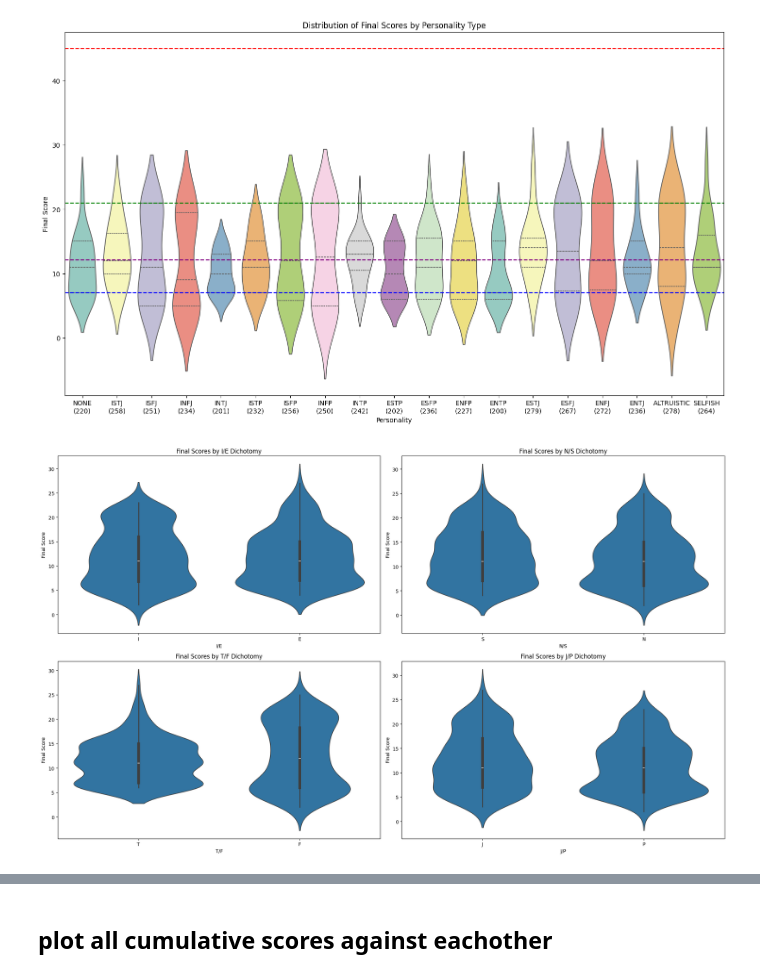
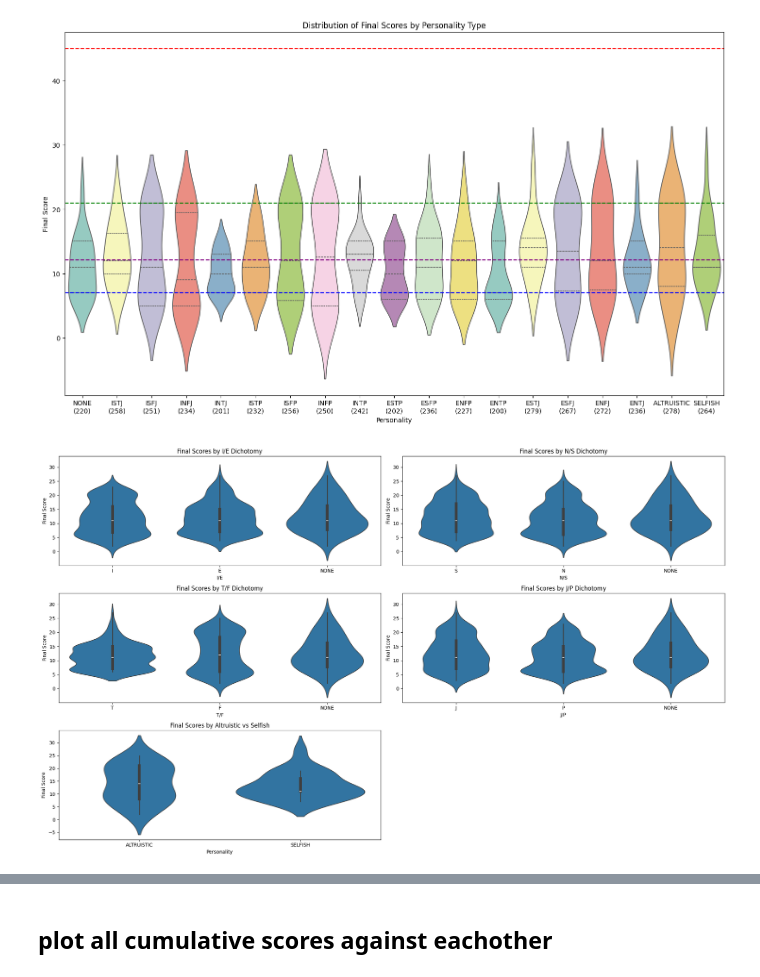
Before and after one commit to mathislindner/Multi-Agent-LLM-Game-Theory, a Jupyter notebook: plot_results.ipynb, the cells around one changed output, grey strips where cells are left out. Drawn from its saved outputs; the diff is of its cells as text; code cells hidden in the pictures.

```diff
--- a/plot_results.ipynb
+++ b/plot_results.ipynb
@@ -94,35 +94,47 @@ Passing `palette` without assigning `hue` is deprecated and will be removed in v
 filtered_df = final_scores_df[~final_scores_df['Personality'].isin(['NONE', 'ALTRUISTIC', 'SELFISH'])]
 
 # Create a new DataFrame to store the dichotomies
 dichotomies_df = pd.DataFrame()
 
 # Map each personality to its dichotomies
 dichotomies_df['I/E'] = filtered_df['Personality'].apply(lambda x: 'I' if x[0] == 'I' else 'E')
 dichotomies_df['N/S'] = filtered_df['Personality'].apply(lambda x: 'N' if x[1] == 'N' else 'S')
 dichotomies_df['T/F'] = filtered_df['Personality'].apply(lambda x: 'T' if x[2] == 'T' else 'F')
 dichotomies_df['J/P'] = filtered_df['Personality'].apply(lambda x: 'J' if x[3] == 'J' else 'P')
 dichotomies_df['Final Score'] = filtered_df['Final Score']
 
+# Add NONE, ALTRUISTIC, and SELFISH to the dichotomies DataFrame
+control_df = final_scores_df[final_scores_df['Personality'].isin(['NONE', 'ALTRUISTIC', 'SELFISH'])].copy()
+control_df['I/E'] = 'NONE'
+control_df['N/S'] = 'NONE'
+control_df['T/F'] = 'NONE'
+control_df['J/P'] = 'NONE'
+dichotomies_df = pd.concat([dichotomies_df, control_df])
+
 # Plot the boxplots for each dichotomy
 plt.figure(figsize=(20, 12))
 
-plt.subplot(2, 2, 1)
+plt.subplot(3, 2, 1)
 sns.violinplot(data=dichotomies_df, x='I/E', y='Final Score')
 plt.title('Final Scores by I/E Dichotomy')
 
-plt.subplot(2, 2, 2)
+plt.subplot(3, 2, 2)
 sns.violinplot(data=dichotomies_df, x='N/S', y='Final Score')
 plt.title('Final Scores by N/S Dichotomy')
 
-plt.subplot(2, 2, 3)
+plt.subplot(3, 2, 3)
 sns.violinplot(data=dichotomies_df, x='T/F', y='Final Score')
 plt.title('Final Scores by T/F Dichotomy')
 
-plt.subplot(2, 2, 4)
+plt.subplot(3, 2, 4)
 sns.violinplot(data=dichotomies_df, x='J/P', y='Final Score')
 plt.title('Final Scores by J/P Dichotomy')
 
+plt.subplot(3, 2, 5)
+sns.violinplot(data=final_scores_df[final_scores_df['Personality'].isin(['ALTRUISTIC', 'SELFISH'])], x='Personality', y='Final Score')
+plt.title('Final Scores by Altruistic vs Selfish')
+
 plt.tight_layout()
 plt.show()
 # %% [output]
-[figure, old version]
+[figure, new version]
```
Also changed, not shown: parts of 2 cells of this notebook, 3 other files.
